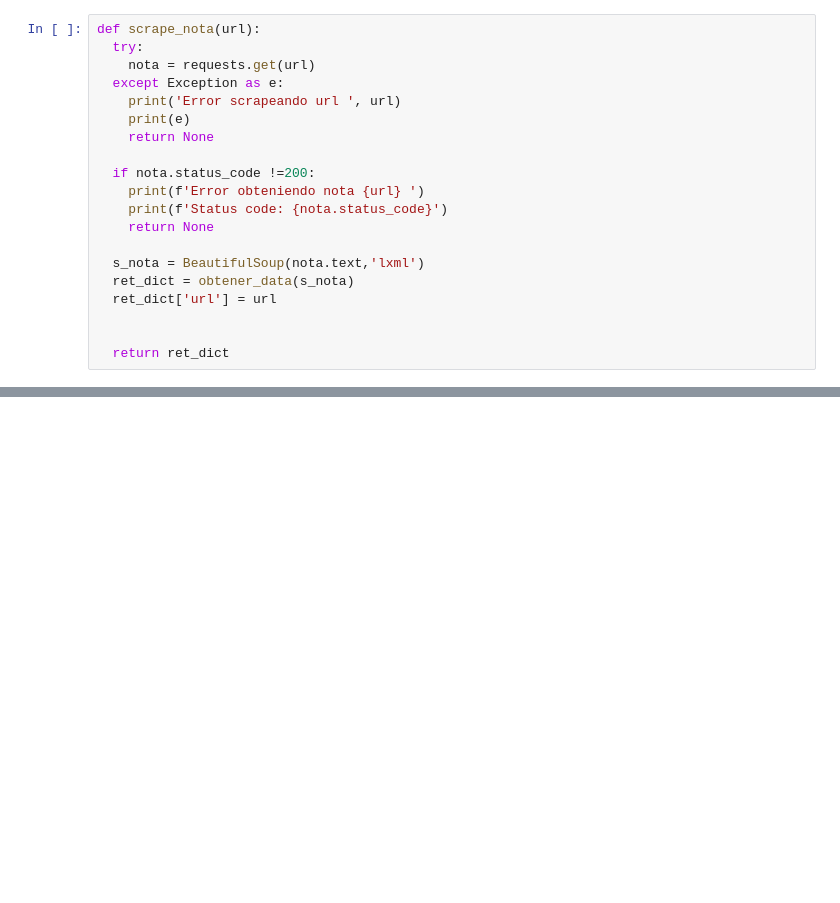
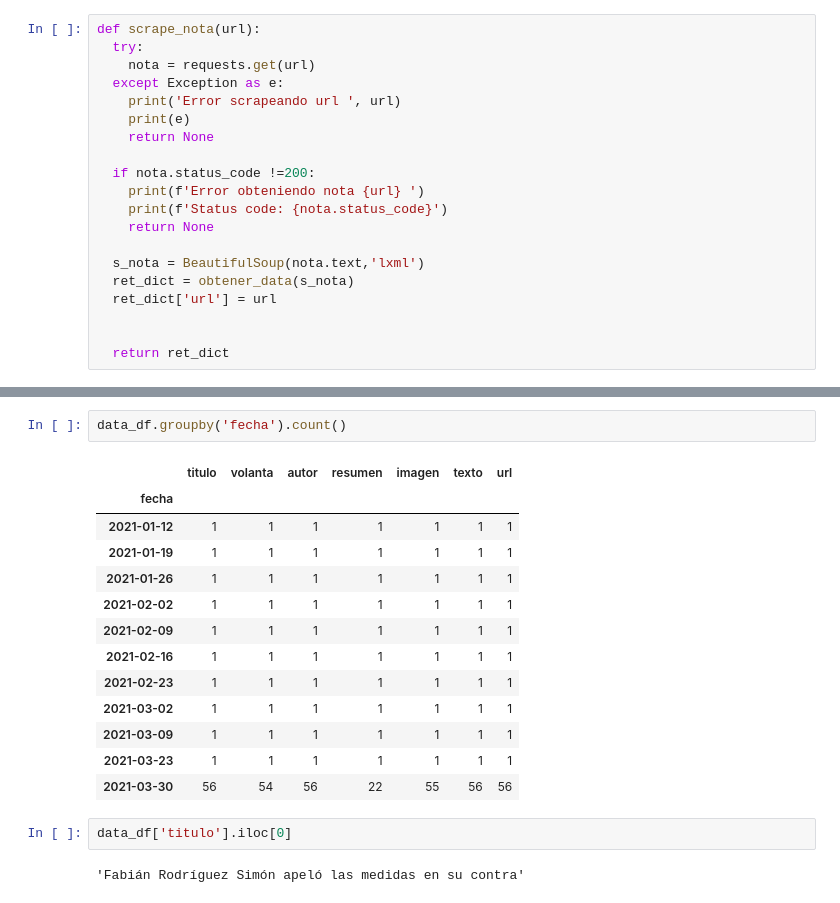
Before and after one commit to jmelendezgeo/pagina12_scraper, a Jupyter notebook: pagina12_scraper.ipynb, the cells around one changed output, grey strips where cells are left out. Cells and saved outputs as stored; diff of their text form; blank space fills up the shorter version.

```diff
--- a/pagina12_scraper.ipynb
+++ b/pagina12_scraper.ipynb
@@ -220,0 +303,20 @@ pd.DataFrame(data)
+# %%
+data_df.groupby('fecha').count()
+# %% [output]
+|  | titulo | volanta | autor | resumen | imagen | texto | url |
+| fecha |  |  |  |  |  |  |  |
+| 2021-01-12 | 1 | 1 | 1 | 1 | 1 | 1 | 1 |
+| 2021-01-19 | 1 | 1 | 1 | 1 | 1 | 1 | 1 |
+| 2021-01-26 | 1 | 1 | 1 | 1 | 1 | 1 | 1 |
+| 2021-02-02 | 1 | 1 | 1 | 1 | 1 | 1 | 1 |
+| 2021-02-09 | 1 | 1 | 1 | 1 | 1 | 1 | 1 |
+| 2021-02-16 | 1 | 1 | 1 | 1 | 1 | 1 | 1 |
+| 2021-02-23 | 1 | 1 | 1 | 1 | 1 | 1 | 1 |
+| 2021-03-02 | 1 | 1 | 1 | 1 | 1 | 1 | 1 |
+| 2021-03-09 | 1 | 1 | 1 | 1 | 1 | 1 | 1 |
+| 2021-03-23 | 1 | 1 | 1 | 1 | 1 | 1 | 1 |
+| 2021-03-30 | 56 | 54 | 56 | 22 | 55 | 56 | 56 |
+# %%
+data_df['titulo'].iloc[0]
+# %% [output]
+'Fabián Rodríguez Simón apeló las medidas en su contra'
```
Also changed, not shown: parts of 23 cells of this notebook.
